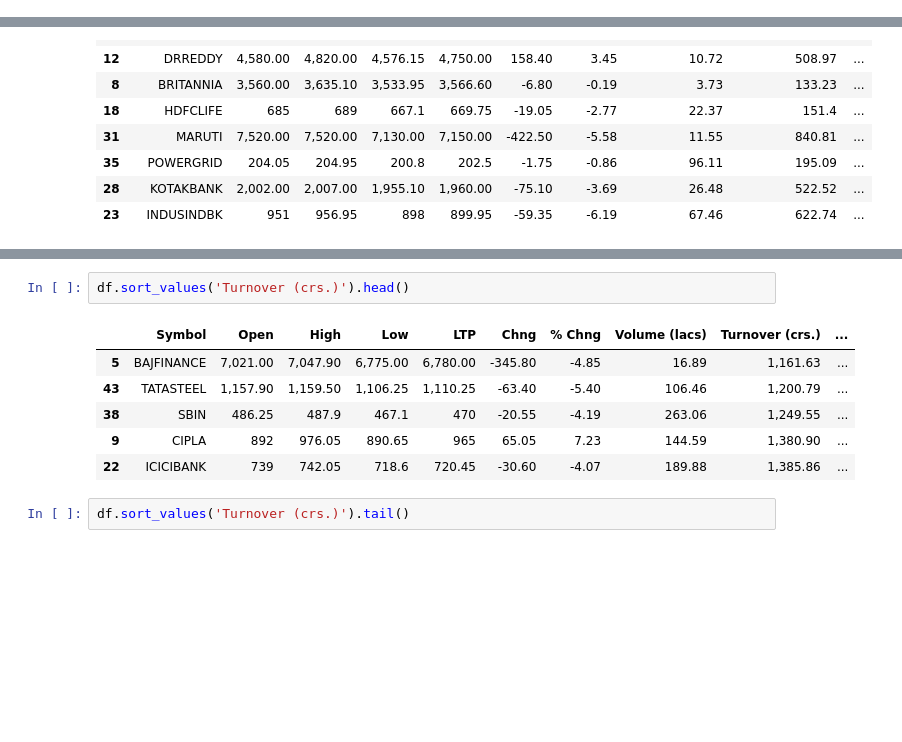
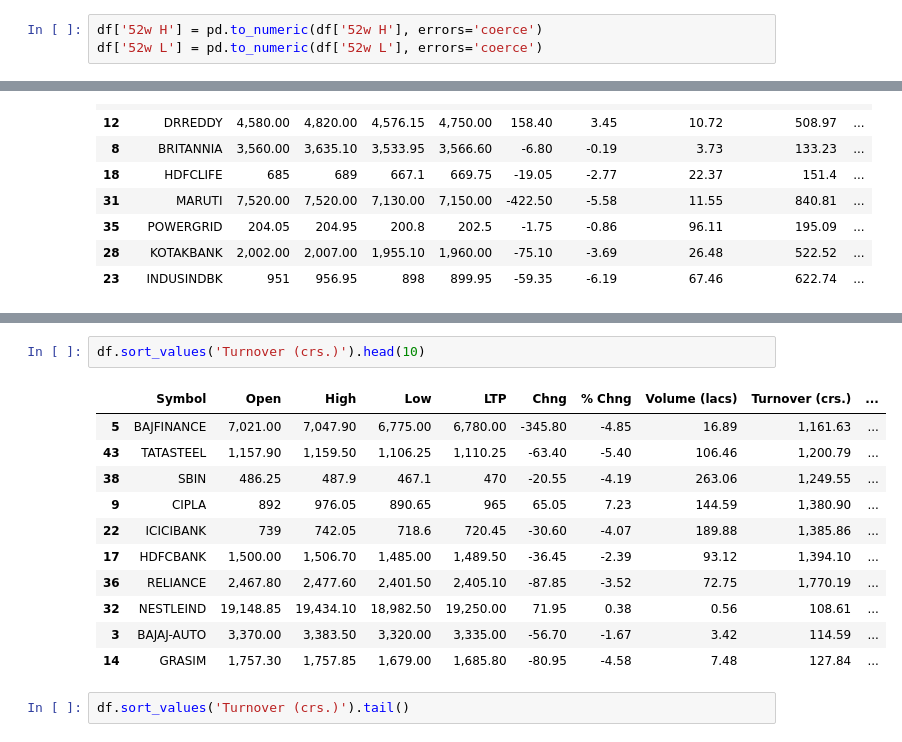
Before and after one commit to chandanabrdwj/100DaysOfML, a Jupyter notebook: nifty-50-stocks.ipynb, the cells around one changed output, grey strips where cells are left out. Drawn from its saved outputs; the diff is of its cells as text; blank space fills up the shorter version.

```diff
--- a/nifty-50-stocks.ipynb
+++ b/nifty-50-stocks.ipynb
@@ -28,0 +113,3 @@ desc.T
+# %%
+df['52w H'] = pd.to_numeric(df['52w H'], errors='coerce')
+df['52w L'] = pd.to_numeric(df['52w L'], errors='coerce')
@@ -207,12 +303,17 @@ df.sort_values('52w L').head(10)
 # %%
-df.sort_values('Turnover (crs.)').head()
+df.sort_values('Turnover (crs.)').head(10)
 # %% [output]
 |  | Symbol | Open | High | Low | LTP | Chng | % Chng | Volume (lacs) | Turnover (crs.) | ... |
 | 5 | BAJFINANCE | 7,021.00 | 7,047.90 | 6,775.00 | 6,780.00 | -345.80 | -4.85 | 16.89 | 1,161.63 | ... |
 | 43 | TATASTEEL | 1,157.90 | 1,159.50 | 1,106.25 | 1,110.25 | -63.40 | -5.40 | 106.46 | 1,200.79 | ... |
 | 38 | SBIN | 486.25 | 487.9 | 467.1 | 470 | -20.55 | -4.19 | 263.06 | 1,249.55 | ... |
 | 9 | CIPLA | 892 | 976.05 | 890.65 | 965 | 65.05 | 7.23 | 144.59 | 1,380.90 | ... |
 | 22 | ICICIBANK | 739 | 742.05 | 718.6 | 720.45 | -30.60 | -4.07 | 189.88 | 1,385.86 | ... |
+| 17 | HDFCBANK | 1,500.00 | 1,506.70 | 1,485.00 | 1,489.50 | -36.45 | -2.39 | 93.12 | 1,394.10 | ... |
+| 36 | RELIANCE | 2,467.80 | 2,477.60 | 2,401.50 | 2,405.10 | -87.85 | -3.52 | 72.75 | 1,770.19 | ... |
+| 32 | NESTLEIND | 19,148.85 | 19,434.10 | 18,982.50 | 19,250.00 | 71.95 | 0.38 | 0.56 | 108.61 | ... |
+| 3 | BAJAJ-AUTO | 3,370.00 | 3,383.50 | 3,320.00 | 3,335.00 | -56.70 | -1.67 | 3.42 | 114.59 | ... |
+| 14 | GRASIM | 1,757.30 | 1,757.85 | 1,679.00 | 1,685.80 | -80.95 | -4.58 | 7.48 | 127.84 | ... |
 # %%
 df.sort_values('Turnover (crs.)').tail()
 # %% [output]
```
Also changed, not shown: parts of 20 cells of this notebook.
